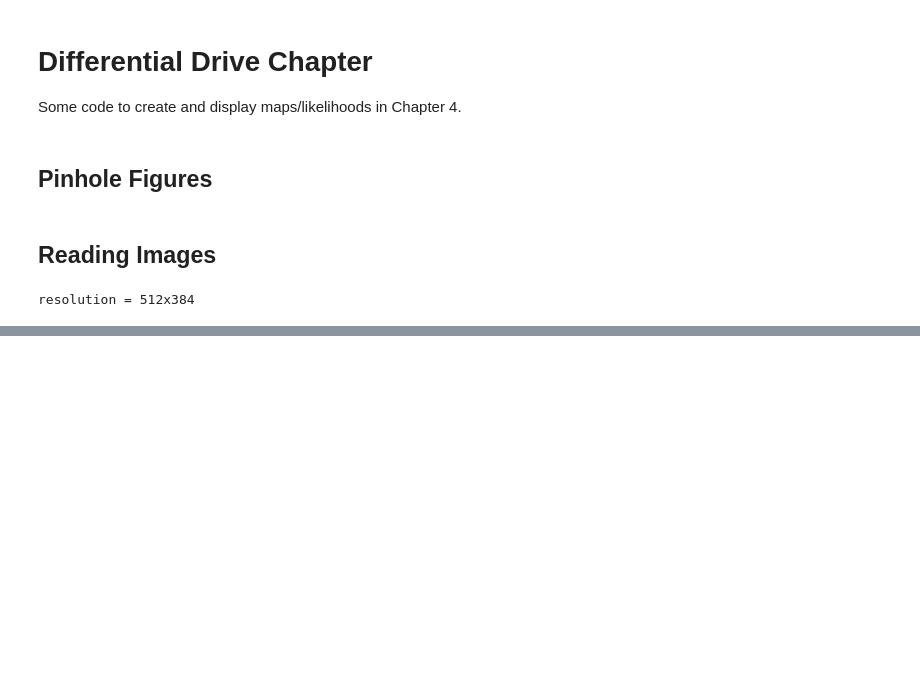
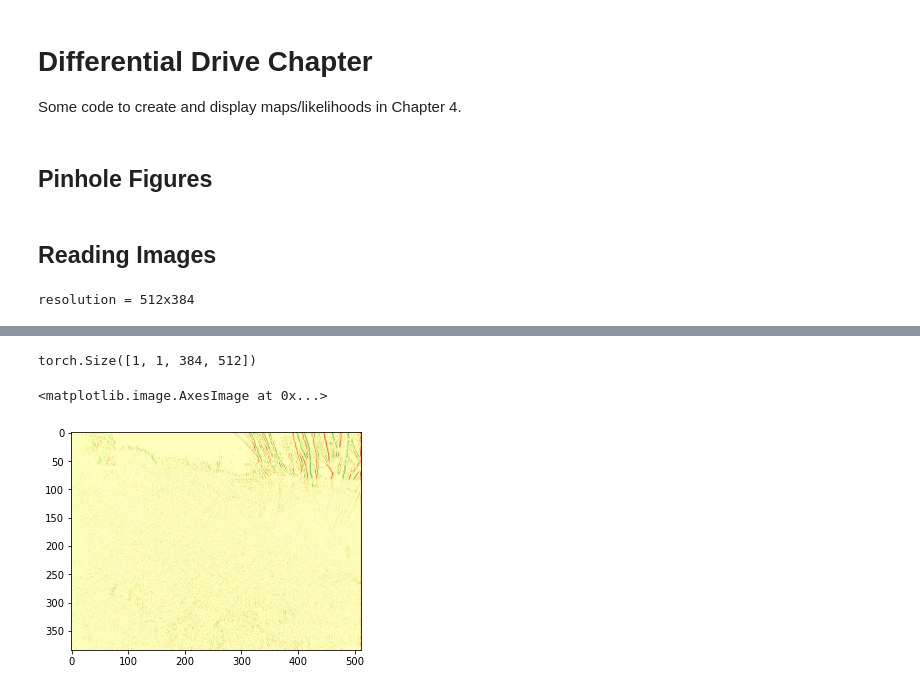
Before and after one commit to gtbook/gtbook, a Jupyter notebook: diffdrive.ipynb, the cells around one changed output, grey strips where cells are left out. Saved outputs shown, nothing was run; the diff lists cells and outputs as text; code cells hidden in the pictures; blank space fills up the shorter version.

```diff
--- a/diffdrive.ipynb
+++ b/diffdrive.ipynb
@@ -71,0 +86,12 @@ resolution = 512x384
+# %%
+#export
+import torch
+
+def conv2(input, filter):
+    """Convolve input image of shape (iW,iH) with filter of shape (kW,kH)"""
+    iW, iH = input.shape
+    kW, kH = filter.shape
+    _input = torch.reshape(input, (1, 1, iW, iH))
+    _filter = torch.reshape(filter, (1, 1, kW, kH))
+    _output = torch.conv2d(_input, _filter, padding='same')
+    return torch.reshape(_output, (iW, iH))
@@ -71,0 +106,7 @@ resolution = 512x384
+# %%
+vertical_edges = conv2(grayscale, filter)
+plt.imshow(vertical_edges, cmap="RdYlGn")
+# %% [output]
+torch.Size([1, 1, 384, 512])
+<matplotlib.image.AxesImage at 0x...>
+[figure, added]
```
Also changed, not shown: parts of 5 cells of this notebook, 8 other files.
